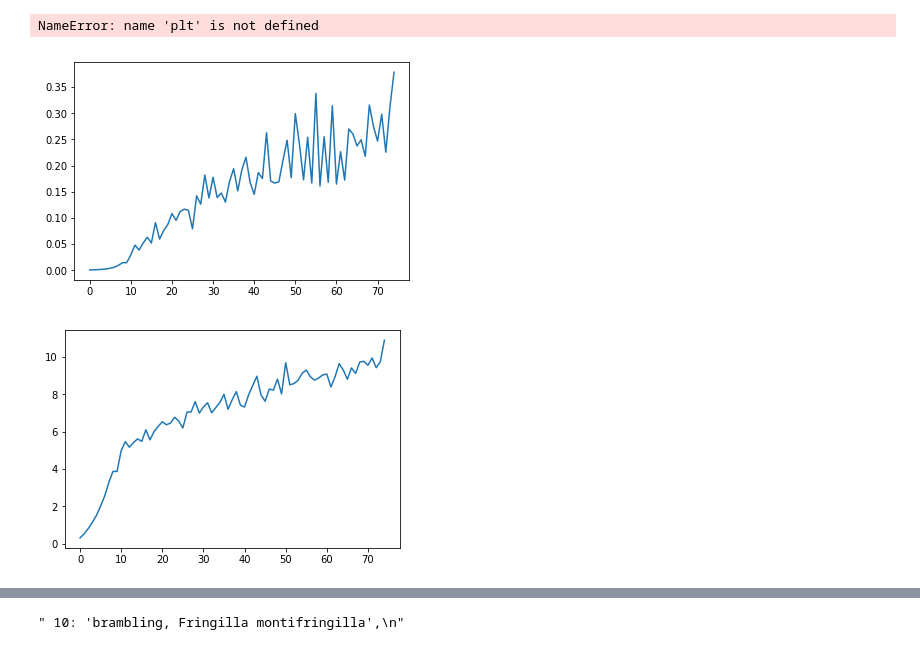
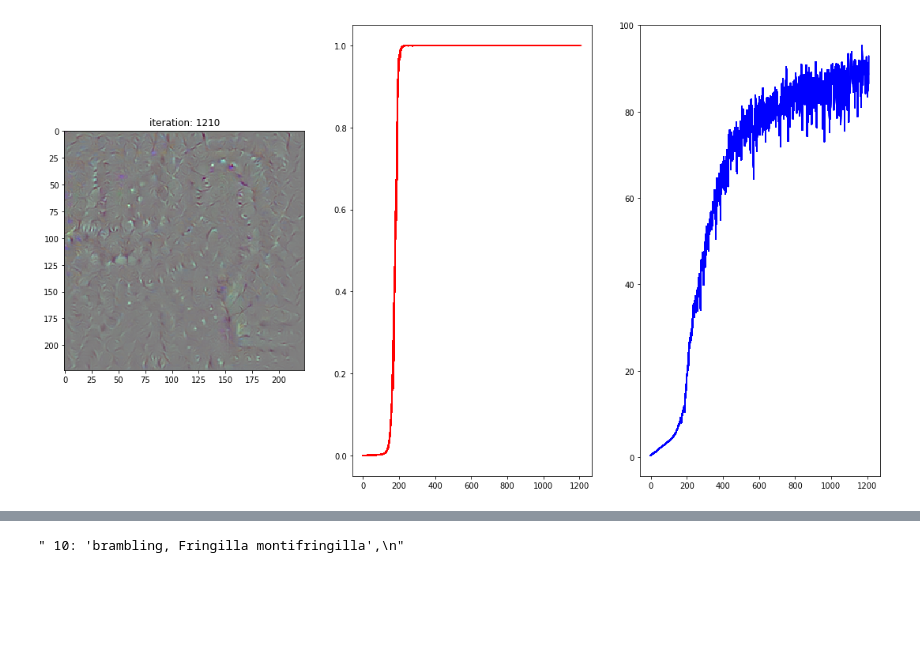
Before and after one commit to yoshihisa-furusawa/Activation_Maximization, a Jupyter notebook: 20190611_work.ipynb, the cells around one changed output, grey strips where cells are left out. Saved outputs shown, nothing was run; the diff lists cells and outputs as text; code cells hidden in the pictures; blank space fills up the shorter version.

```diff
--- a/20190611_work.ipynb
+++ b/20190611_work.ipynb
@@ -15,22 +16,23 @@ from IPython.display import display, clear_output
 # %%
 def re_normalization(input_array, rho, xp=np):
-    input_array = input_array.array
+    input_array = xp.array(input_array.array, dtype=xp.float32)
     return chainer.Variable((input_array/xp.linalg.norm(input_array))*rho)
 
 def normalize(x):
     return (x - x.min())/(x.max() - x.min())
 # %%
-import numpy as cp
-
+import cupy as cp
 
 model = L.ResNet50Layers()
+model.to_gpu()
+
 cp.random.seed(10)
-#balse_line_img = cp.random.uniform(low=0, high=1*255, size=(224,224,3)).astype(cp.float32)
-balse_line_img = cp.random.random(size=(224,224,3)).astype(cp.float32)
+balse_line_img = np.random.uniform(low=0, high=1*255, size=(224,224,3)).astype(cp.float32)
+#balse_line_img = cp.random.random(size=(224,224,3)).astype(cp.float32)
 balse_line_img = chainer.links.model.vision.resnet.prepare(balse_line_img)[None]
 
 input_img = chainer.Variable(balse_line_img.copy())
-target_class = 10
+target_class = 256
 learning_rate = 10
 lambda_rate = 5
 iteration = 100
@@ -40,49 +42,44 @@ pred_list = []
 fig = plt.figure()
 upper_thresh = 0
 
-
 i = -1
 while True:
     i += 1
     if (i %20 == 0) & (i != 0):
         print(i)
 
     with chainer.using_config('train', False):
-        input_img = re_normalization(input_img, rho=10, xp=cp)
+        input_img = re_normalization(input_img, rho=125, xp=cp)
         pred = model(input_img, layers=['fc6'])['fc6']
         pred_after_softmax = F.softmax(pred)[:, target_class]
-        activate_value = pred[:, target_class]
+        activate_value = pred[0, target_class]
         model.cleargrads()
-        # maximum_activete = activate_value - lambda_rate*F.mean(F.square(input_img))
         maximum_activete = activate_value - lambda_rate*F.mean(F.square(input_img))
         maximum_activete.backward(retain_grad=True)
 
         if pred_after_softmax[0].array > 0.99:
             upper_thresh += 1
 
         pred_list.append(chainer.cuda.to_cpu(pred_after_softmax.array))
         activete_list.append(chainer.cuda.to_cpu(activate_value.array))
         input_img += learning_rate*input_img.grad
 
         if i % 5 == 0:
             clear_output(wait = True)
             fig.set_size_inches(18.5, 10.5)
+            plt.subplot(1,3,1)
             plt.title("iteration: " + str(i))
             plt.imshow(normalize(chainer.cuda.to_cpu(input_img[0].transpose(1,2,0).array)))
+
+            plt.subplot(1,3,2)
+            plt.plot(np.arange(len(pred_list)), pred_list, c="r")
+
+            plt.subplot(1,3,3)
+            plt.plot(np.arange(len(activete_list)), activete_list, c="b")
             display(fig)
 
-        if upper_thresh >= 100:
+        if upper_thresh >= 1000:
             clear_output(wait = True)
             break
 # %% [output]
-NameError: name 'plt' is not defined
+[figure, added]
-# %%
-plt.plot(np.arange(len(pred_list)), pred_list)
-plt.show()
-# %% [output]
-[figure, removed]
-# %%
-plt.plot(np.arange(len(activete_list)), activete_list)
-plt.show()
-# %% [output]
-[figure, removed]
```
Also changed, not shown: parts of 3 cells of this notebook.
